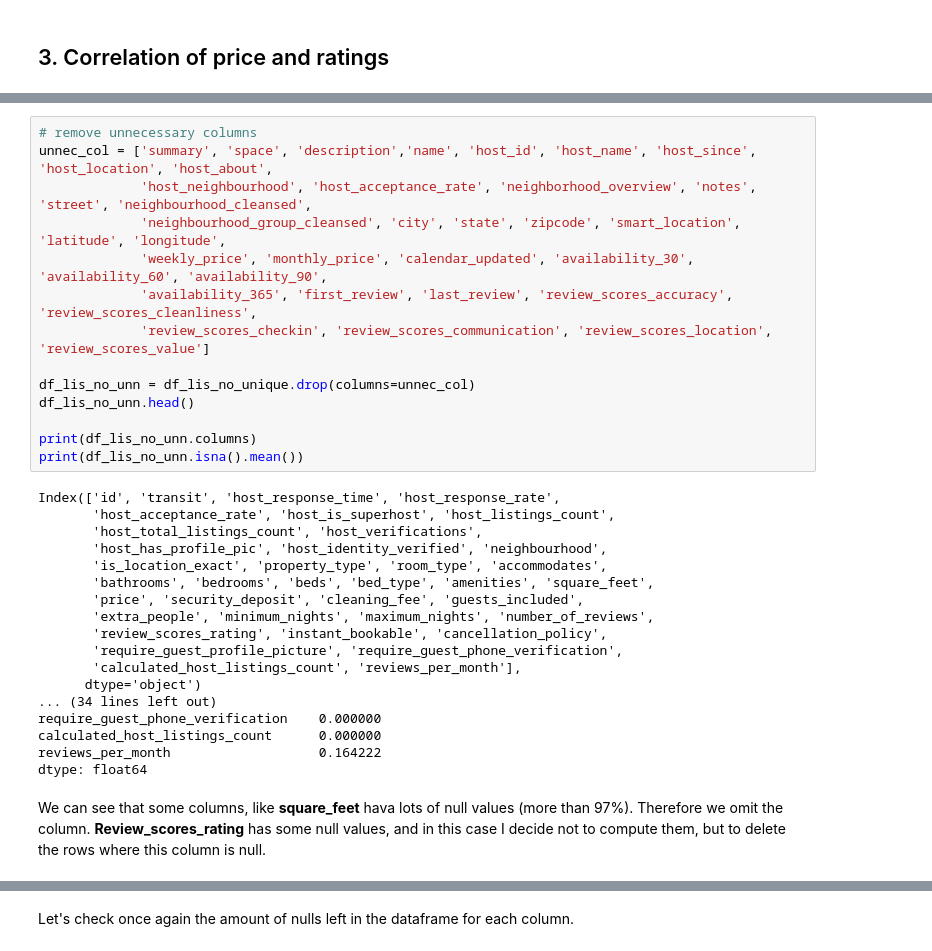
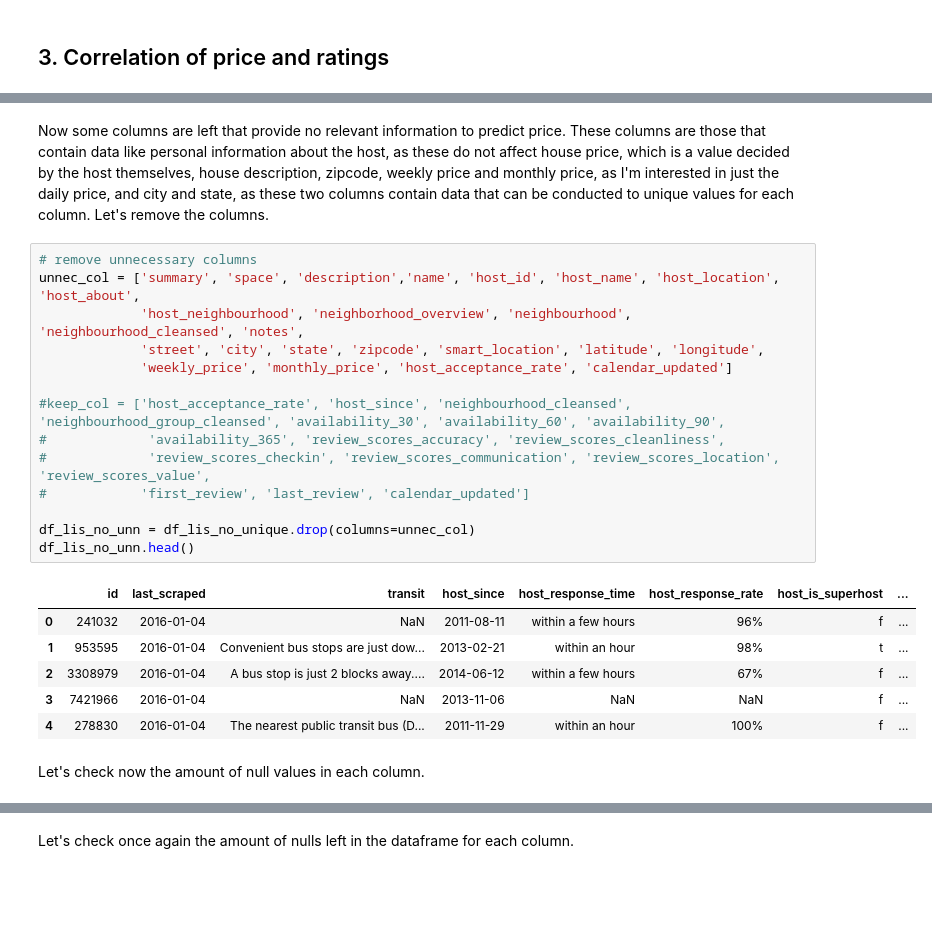
Before and after one commit to Duratorre/AirBnB-Data-Analysis, a Jupyter notebook: Analysis.ipynb, the cells around one changed output, grey strips where cells are left out. Cells and saved outputs as stored; diff of their text form; blank space fills up the shorter version.

```diff
--- a/Analysis.ipynb
+++ b/Analysis.ipynb
@@ -496,34 +562,25 @@ After that, let's check the amount of nulls in the ddataframe for each column.
+# %% [markdown]
+Now some columns are left that provide no relevant information to predict price. These columns are those that contain data like personal information about the host, as these do not affect house price, which is a value decided by the host themselves, house description, zipcode, weekly price and monthly price, as I'm interested in just the daily price, and city and state, as these two columns contain data that can be conducted to unique values for each column. Let's remove the columns.
 # %%
 # remove unnecessary columns
-unnec_col = ['summary', 'space', 'description','name', 'host_id', 'host_name', 'host_since', 'host_location', 'host_about',
-             'host_neighbourhood', 'host_acceptance_rate', 'neighborhood_overview', 'notes', 'street', 'neighbourhood_cleansed',
-             'neighbourhood_group_cleansed', 'city', 'state', 'zipcode', 'smart_location', 'latitude', 'longitude',
-             'weekly_price', 'monthly_price', 'calendar_updated', 'availability_30', 'availability_60', 'availability_90',
-             'availability_365', 'first_review', 'last_review', 'review_scores_accuracy', 'review_scores_cleanliness',
-             'review_scores_checkin', 'review_scores_communication', 'review_scores_location', 'review_scores_value']
+unnec_col = ['summary', 'space', 'description','name', 'host_id', 'host_name', 'host_location', 'host_about',
+             'host_neighbourhood', 'neighborhood_overview', 'neighbourhood', 'neighbourhood_cleansed', 'notes',
+             'street', 'city', 'state', 'zipcode', 'smart_location', 'latitude', 'longitude',
+             'weekly_price', 'monthly_price', 'host_acceptance_rate', 'calendar_updated']
+
+#keep_col = ['host_acceptance_rate', 'host_since', 'neighbourhood_cleansed', 'neighbourhood_group_cleansed', 'availability_30', 'availability_60', 'availability_90',
+#             'availability_365', 'review_scores_accuracy', 'review_scores_cleanliness',
+#             'review_scores_checkin', 'review_scores_communication', 'review_scores_location', 'review_scores_value',
+#            'first_review', 'last_review', 'calendar_updated']
 
 df_lis_no_unn = df_lis_no_unique.drop(columns=unnec_col)
 df_lis_no_unn.head()
-
-print(df_lis_no_unn.columns)
-print(df_lis_no_unn.isna().mean())
 # %% [output]
-Index(['id', 'transit', 'host_response_time', 'host_response_rate',
-       'host_acceptance_rate', 'host_is_superhost', 'host_listings_count',
-       'host_total_listings_count', 'host_verifications',
-       'host_has_profile_pic', 'host_identity_verified', 'neighbourhood',
-       'is_location_exact', 'property_type', 'room_type', 'accommodates',
-       'bathrooms', 'bedrooms', 'beds', 'bed_type', 'amenities', 'square_feet',
-       'price', 'security_deposit', 'cleaning_fee', 'guests_included',
-       'extra_people', 'minimum_nights', 'maximum_nights', 'number_of_reviews',
-       'review_scores_rating', 'instant_bookable', 'cancellation_policy',
-       'require_guest_profile_picture', 'require_guest_phone_verification',
-       'calculated_host_listings_count', 'reviews_per_month'],
-      dtype='object')
-... (34 lines left out)
-require_guest_phone_verification    0.000000
-calculated_host_listings_count      0.000000
-reviews_per_month                   0.164222
-dtype: float64
+|  | id | last_scraped | transit | host_since | host_response_time | host_response_rate | host_is_superhost | ... |
+| 0 | 241032 | 2016-01-04 | NaN | 2011-08-11 | within a few hours | 96% | f | ... |
+| 1 | 953595 | 2016-01-04 | Convenient bus stops are just dow... | 2013-02-21 | within an hour | 98% | t | ... |
+| 2 | 3308979 | 2016-01-04 | A bus stop is just 2 blocks away.... | 2014-06-12 | within a few hours | 67% | f | ... |
+| 3 | 7421966 | 2016-01-04 | NaN | 2013-11-06 | NaN | NaN | f | ... |
+| 4 | 278830 | 2016-01-04 | The nearest public transit bus (D... | 2011-11-29 | within an hour | 100% | f | ... |
-# %% [markdown]
-We can see that some columns, like __square_feet__ hava lots of null values (more than 97%). Therefore we omit the column. __Review_scores_rating__ has some null values, and in this case I decide not to compute them, but to delete the rows where this column is null.
+# %% [markdown]
+Let's check now the amount of null values in each column.
```
Also changed, not shown: parts of 40 cells of this notebook.
